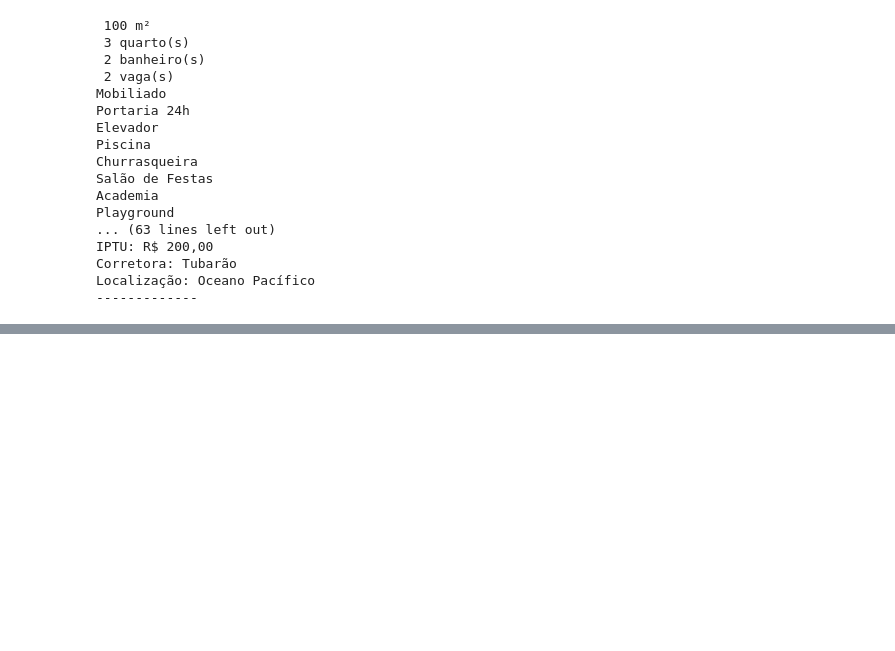
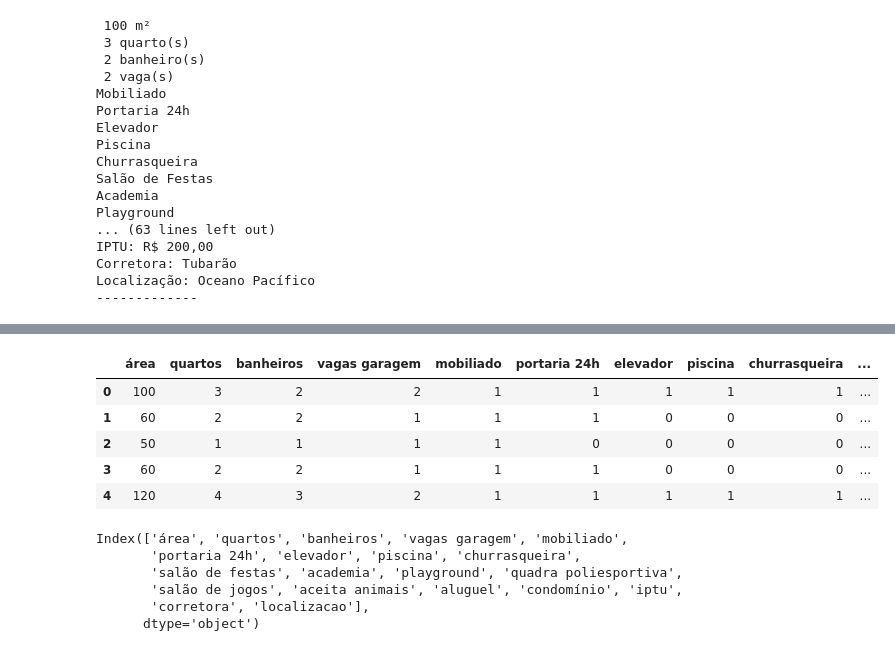
Before and after one commit to andrade-lcs/web_scrap, a Jupyter notebook: Web_scrap_site_corretora.ipynb, the cells around one changed output, grey strips where cells are left out. Cells and saved outputs as stored; diff of their text form; code cells hidden in the pictures; blank space fills up the shorter version.

```diff
--- a/Web_scrap_site_corretora.ipynb
+++ b/Web_scrap_site_corretora.ipynb
@@ -468,0 +609,23 @@ Localização: Oceano Pacífico
+# %%
+resultados_df = resultados_df.fillna(value='0')
+resultados_df
+#para as colunas: 'mobiliado', 'portaria 24h', 'elevador', 'piscina',
+#'churrasqueira', 'salão de festas', 'academia', 'playground',
+#'quadra poliesportiva', 'salão de jogos', 'aceita animais' os númeors 0 e 1 não
+#significam quantidade, mas sim ou não respectivamente
+# %% [output]
+|  | área | quartos | banheiros | vagas garagem | mobiliado | portaria 24h | elevador | piscina | churrasqueira | ... |
+| 0 | 100 | 3 | 2 | 2 | 1 | 1 | 1 | 1 | 1 | ... |
+| 1 | 60 | 2 | 2 | 1 | 1 | 1 | 0 | 0 | 0 | ... |
+| 2 | 50 | 1 | 1 | 1 | 1 | 0 | 0 | 0 | 0 | ... |
+| 3 | 60 | 2 | 2 | 1 | 1 | 1 | 0 | 0 | 0 | ... |
+| 4 | 120 | 4 | 3 | 2 | 1 | 1 | 1 | 1 | 1 | ... |
+# %%
+resultados_df.columns
+# %% [output]
+Index(['área', 'quartos', 'banheiros', 'vagas garagem', 'mobiliado',
+       'portaria 24h', 'elevador', 'piscina', 'churrasqueira',
+       'salão de festas', 'academia', 'playground', 'quadra poliesportiva',
+       'salão de jogos', 'aceita animais', 'aluguel', 'condomínio', 'iptu',
+       'corretora', 'localizacao'],
+      dtype='object')
```
Also changed, not shown: parts of 12 cells of this notebook.
